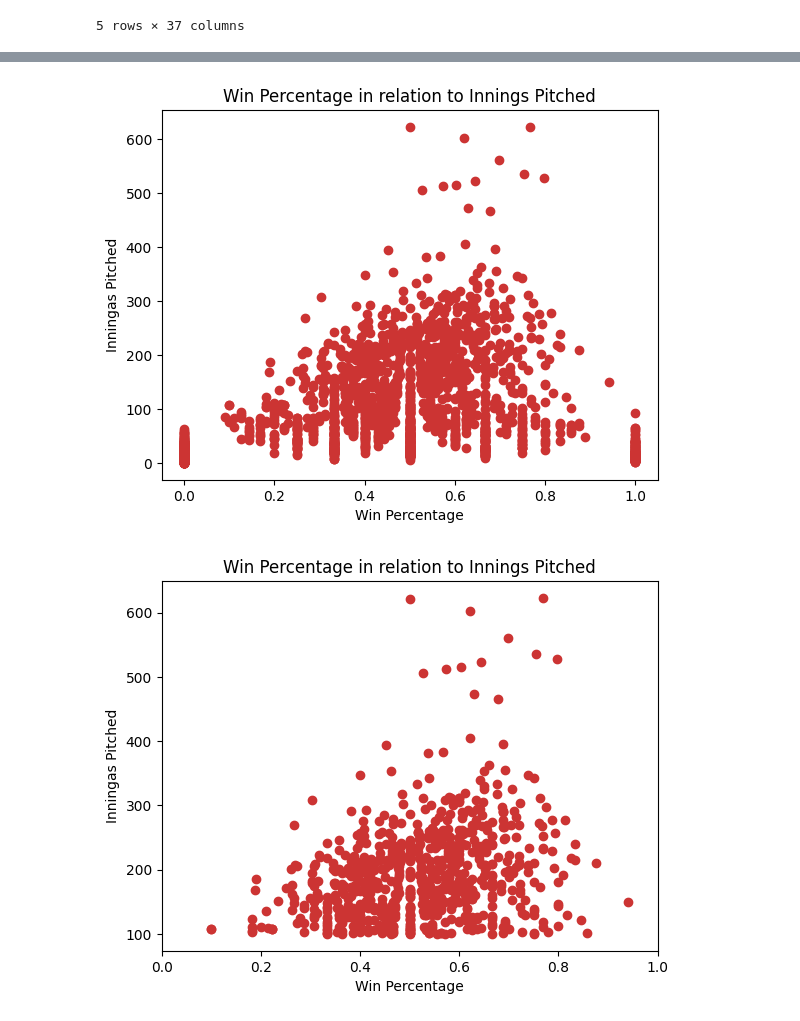
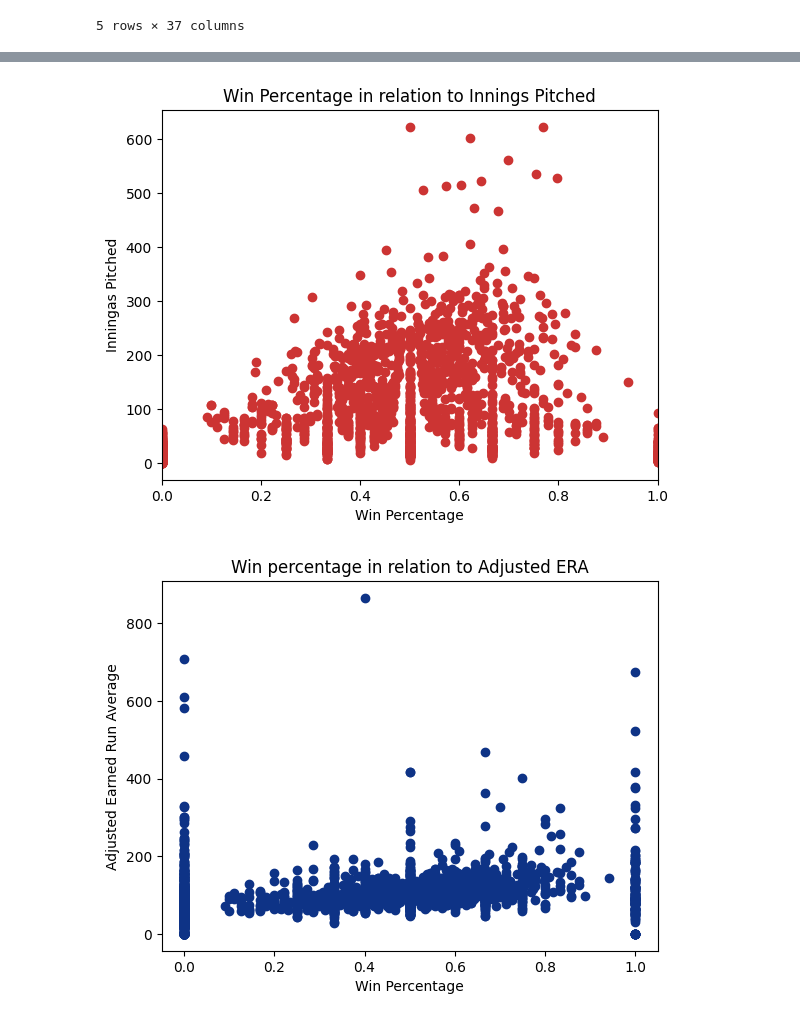
Before and after one commit to ml9148/Project_01, a Jupyter notebook: question5.ipynb, the cells around one changed output, grey strips where cells are left out. Drawn from its saved outputs; the diff is of its cells as text; code cells hidden in the pictures.

```diff
--- a/question5.ipynb
+++ b/question5.ipynb
@@ -86,18 +94,43 @@ plt.show()
-# %%
-plt.scatter(pitching_data["Winning_Percentage"], pitching_data["Innings_Pitched"], color="#CC3433")
-plt.title("Win Percentage in relation to Innings Pitched")
-plt.xlabel("Win Percentage")
-plt.ylabel ("Inningas Pitched")
-plt.savefig("images/ipunfiltered.jpg")
-plt.show()
-
-plt.scatter(filtered_pitchers["Winning_Percentage"], filtered_pitchers["Innings_Pitched"], color="#CC3433")
-plt.title("Win Percentage in relation to Innings Pitched")
-plt.xlabel("Win Percentage")
-plt.ylabel ("Inningas Pitched")
-plt.xlim (0,1)
-plt.savefig("images/ipfiltered.jpg")
-plt.show()
-# %% [output]
-[figure, removed]
-[figure, removed]
+# %%
+# Does a pitcher's overall performance impact game losses and wins?
+
+# filtered
+# Compare Innings Pitched to win percentage
+plt.scatter(pitching_data["Winning_Percentage"], pitching_data["Innings_Pitched"], color="#CC3433")
+plt.title("Win Percentage in relation to Innings Pitched")
+plt.xlabel("Win Percentage")
+plt.ylabel ("Inningas Pitched")
+plt.xlim (0,1)
+plt.savefig("unfilteredimages/ipunfiltered.jpg")
+plt.show()
+# Compare Adjusted ERA to win percentage
+plt.scatter(pitching_data["Winning_Percentage"], pitching_data["Adjusted_Earned_Run_Average"], color = "#0E3386")
+plt.title("Win percentage in relation to Adjusted ERA")
+plt.xlabel("Win Percentage")
+plt.ylabel("Adjusted Earned Run Average")
+plt.savefig("unfilteredimages/aERAunfiltered.jpg")
+plt.show()
+# Compare Walks per 9 innings to win percentage
+plt.scatter(pitching_data["Winning_Percentage"], pitching_data["Walks_Per_Nine_Innings"], color="#CC3433")
+plt.title("Win Percentage in relation to BB / 9")
+plt.xlabel("Win Percentage")
+plt.ylabel ("BB/9 innings")
+plt.savefig("unfilteredimages/wp9unfiltered.jpg")
+plt.show()
+# Compare Strikeoutes per 9 innings to win percentage
+plt.scatter(pitching_data["Winning_Percentage"], pitching_data["Strikeouts_Per_Nine_Innings"], color = "#0E3386")
+plt.title("Win Percentage in relation to K / 9")
+plt.xlabel("Win Percentage")
+plt.ylabel ("K/9 innings")
+plt.savefig("unfilteredimages/k9unfiltered.jpg")
+plt.show()
+# Compare  Strikeout to Walk ration to win percentage
+plt.scatter(pitching_data["Winning_Percentage"], pitching_data["Strikeout_Walk_Ratio"], color="#CC3433")
+plt.title("Win Percentage in relation to K:BB Ratio")
+plt.xlabel("Win Percentage")
+plt.ylabel ("Strikeout to Walk Ratio")
+plt.savefig("unfilteredimages/ktwrunfiltered.jpg")
+plt.show()
+# %% [output]
+[figure, added]
+[figure, added]
```
Also changed, not shown: parts of 2 cells of this notebook, 13 other files.
